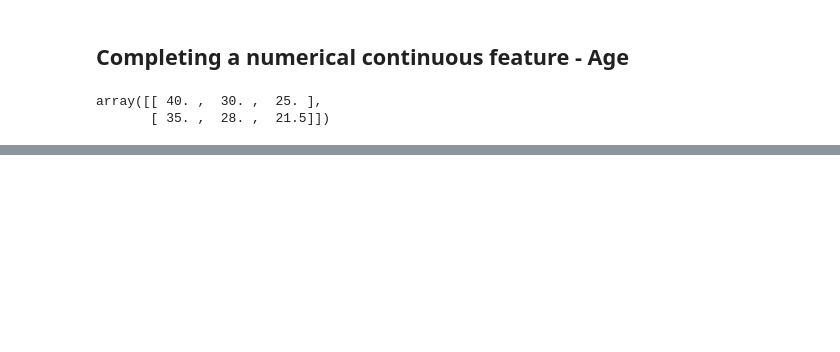
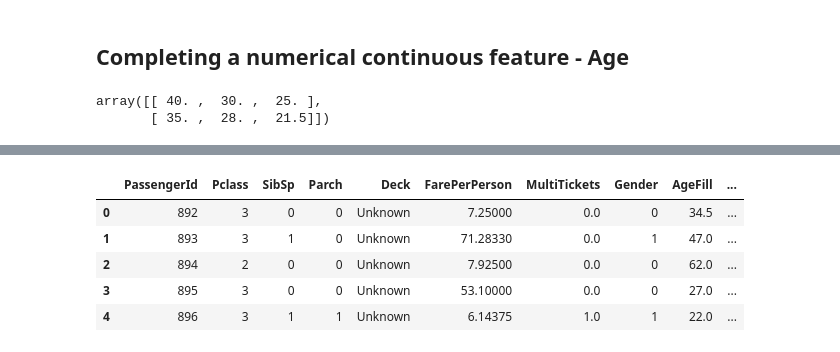
Before and after one commit to sharan-naribole/kaggle-titanic, a Jupyter notebook: Titanic - Ticket Cabin Fare.ipynb, the cells around one changed output, grey strips where cells are left out. Cells and saved outputs as stored; diff of their text form; code cells hidden in the pictures; blank space fills up the shorter version.

```diff
--- a/Titanic - Ticket Cabin Fare.ipynb
+++ b/Titanic - Ticket Cabin Fare.ipynb
@@ -428,0 +513,11 @@ train_df.head()
+# %%
+# Completing one missing value of Fare feature in Test data set
+test_df['FarePerPerson'].fillna(test_df['FarePerPerson'].dropna().median(), inplace=True)
+test_df.head()
+# %% [output]
+|  | PassengerId | Pclass | SibSp | Parch | Deck | FarePerPerson | MultiTickets | Gender | AgeFill | ... |
+| 0 | 892 | 3 | 0 | 0 | Unknown | 7.25000 | 0.0 | 0 | 34.5 | ... |
+| 1 | 893 | 3 | 1 | 0 | Unknown | 71.28330 | 0.0 | 1 | 47.0 | ... |
+| 2 | 894 | 2 | 0 | 0 | Unknown | 7.92500 | 0.0 | 0 | 62.0 | ... |
+| 3 | 895 | 3 | 0 | 0 | Unknown | 53.10000 | 0.0 | 0 | 27.0 | ... |
+| 4 | 896 | 3 | 1 | 1 | Unknown | 6.14375 | 1.0 | 1 | 22.0 | ... |
```
Also changed, not shown: parts of 11 cells of this notebook.
